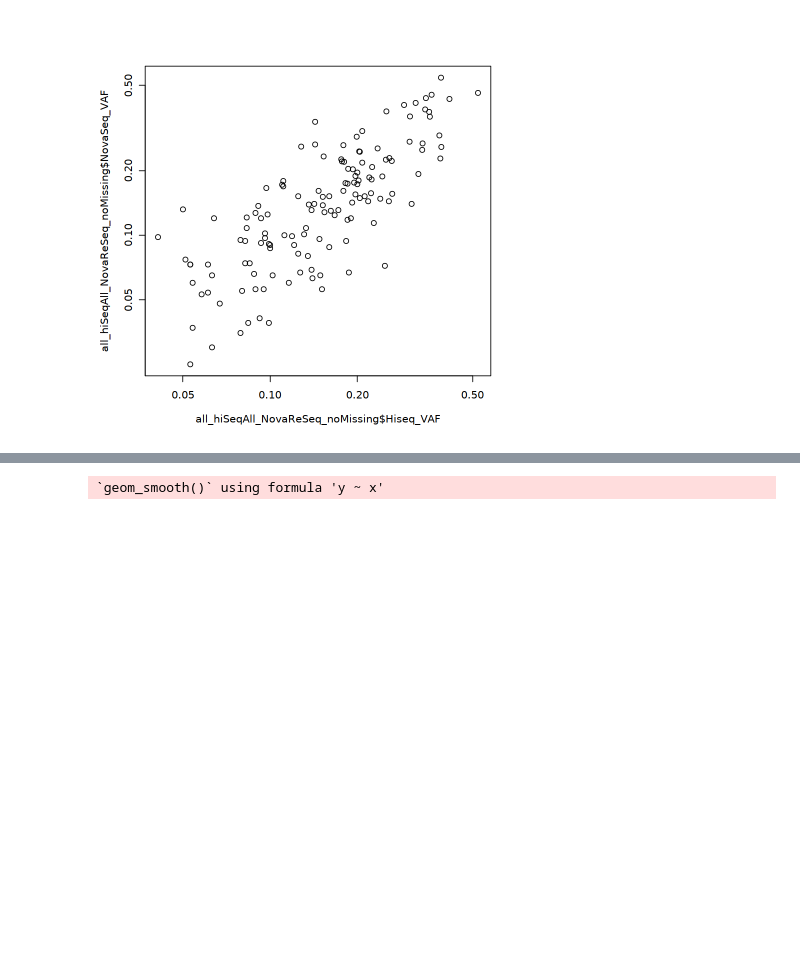
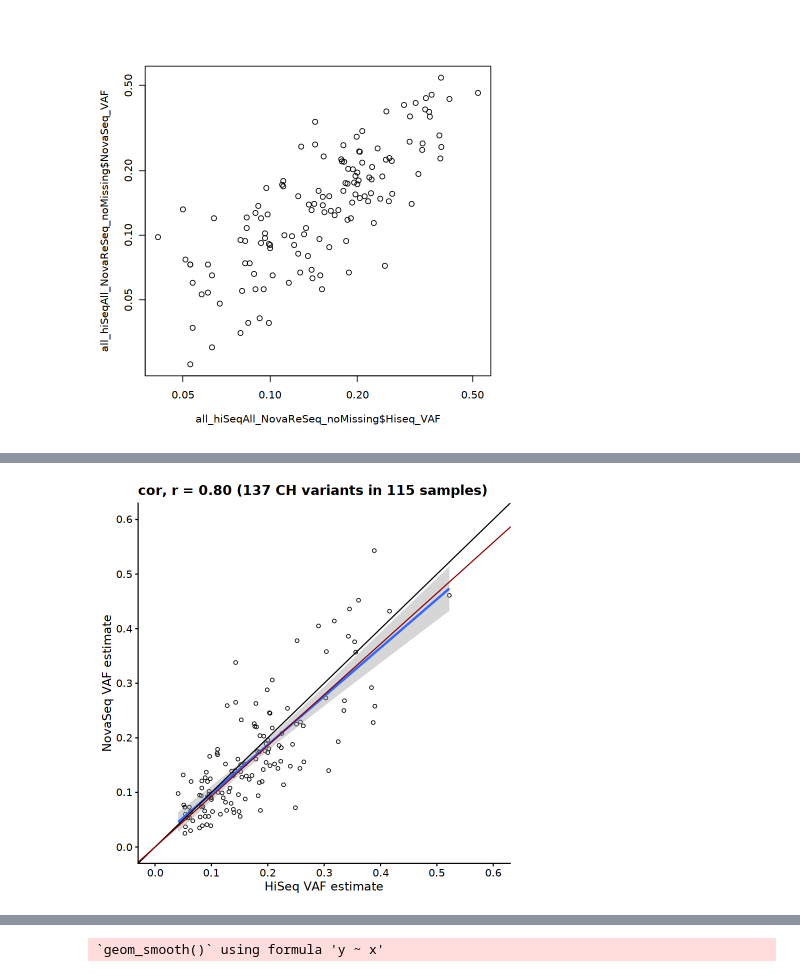
Before and after one commit to MMesbahU/longitudinal-profiling-of-clonal-hematopoiesis, a Jupyter notebook: detect_CH/SupplFig2. VAF estimates from the HiSeq 2000 vs. NovaSeq 6000 sequencing platforms.ipynb, the cells around one changed output, grey strips where cells are left out. Cells and saved outputs as stored; diff of their text form; code cells hidden in the pictures; blank space fills up the shorter version.

```diff
--- a/detect_CH/SupplFig2. VAF estimates from the HiSeq 2000 vs. NovaSeq 6000 sequencing platforms.ipynb
+++ b/detect_CH/SupplFig2. VAF estimates from the HiSeq 2000 vs. NovaSeq 6000 sequencing platforms.ipynb
@@ -110,0 +233,15 @@ F-statistic: 241.7 on 1 and 135 DF,  p-value: < 2.2e-16
+# %%
+all_hiSeqAll_NovaReSeq_noMissing$Hiseq_FR.Alt <- as.numeric(stringr::str_split_fixed(string = all_hiSeqAll_NovaReSeq_noMissing$Hiseq_F1R2, pattern = "[,]",n = 2)[,2])
+
+all_hiSeqAll_NovaReSeq_noMissing$Hiseq_RR.Alt <- as.numeric(stringr::str_split_fixed(string = all_hiSeqAll_NovaReSeq_noMissing$Hiseq_F2R1, pattern = "[,]",n = 2)[,2])
+
+all_hiSeqAll_NovaReSeq_noMissing$Hiseq_AD.Alt <- (all_hiSeqAll_NovaReSeq_noMissing$Hiseq_FR.Alt+
+                                                     all_hiSeqAll_NovaReSeq_noMissing$Hiseq_RR.Alt)
+
+all_hiSeqAll_NovaReSeq_noMissing$Hiseq_AD.Ref <- as.numeric(stringr::str_split_fixed(string = all_hiSeqAll_NovaReSeq_noMissing$Hiseq_AD, pattern = "[,]",n = 2)[,1])
+
+
+summary(all_hiSeqAll_NovaReSeq_noMissing$Hiseq_AD.Ref)
+summary(all_hiSeqAll_NovaReSeq_noMissing$Hiseq_AD.Alt)
+summary(all_hiSeqAll_NovaReSeq_noMissing$Hiseq_FR.Alt)
+summary(all_hiSeqAll_NovaReSeq_noMissing$Hiseq_RR.Alt)
@@ -110,0 +336,20 @@ F-statistic: 241.7 on 1 and 135 DF,  p-value: < 2.2e-16
+# %%
+#### geom_ribon to plot adjusted line
+## geom_abline(intercept = mean_y, slope = 0, color = "blue", linetype = "dashed") +
+##  geom_ribbon(aes(ymax = mean_y + se_y, ymin = mean_y - se_y), fill = "blue", alpha = 0.3) +
+
+ci_lower <- 0.92561703 - 1.96*0.05935866
+ci_upper <- 0.92561703 + 1.96*0.05935866
+
+ggplot(all_hiSeqAll_NovaReSeq_noMissing,
+       (aes(x = Hiseq_VAF, y = NovaSeq_VAF))) +
+  geom_point(shape=1, size=1.5) + geom_smooth(method = "lm",formula = y ~ x) +
+  scale_x_continuous(n.breaks = 10, limits = c(0,0.6)) +
+  scale_y_continuous(n.breaks = 10, limits = c(0,0.6)) +
+  geom_abline(intercept = 0, slope = 1) +
+  xlab("HiSeq VAF estimate") + ylab("NovaSeq VAF estimate") +
+  ggtitle("cor, r = 0.80 (137 CH variants in 115 samples)") +
+geom_abline(intercept = 0, slope = 0.93, color = "darkred") #+
+# geom_ribbon(aes(ymax = ci_upper, ymin = ci_lower))
+# %% [output]
+[figure, added]
```
Also changed, not shown: parts of 18 cells of this notebook, 12 other files.
